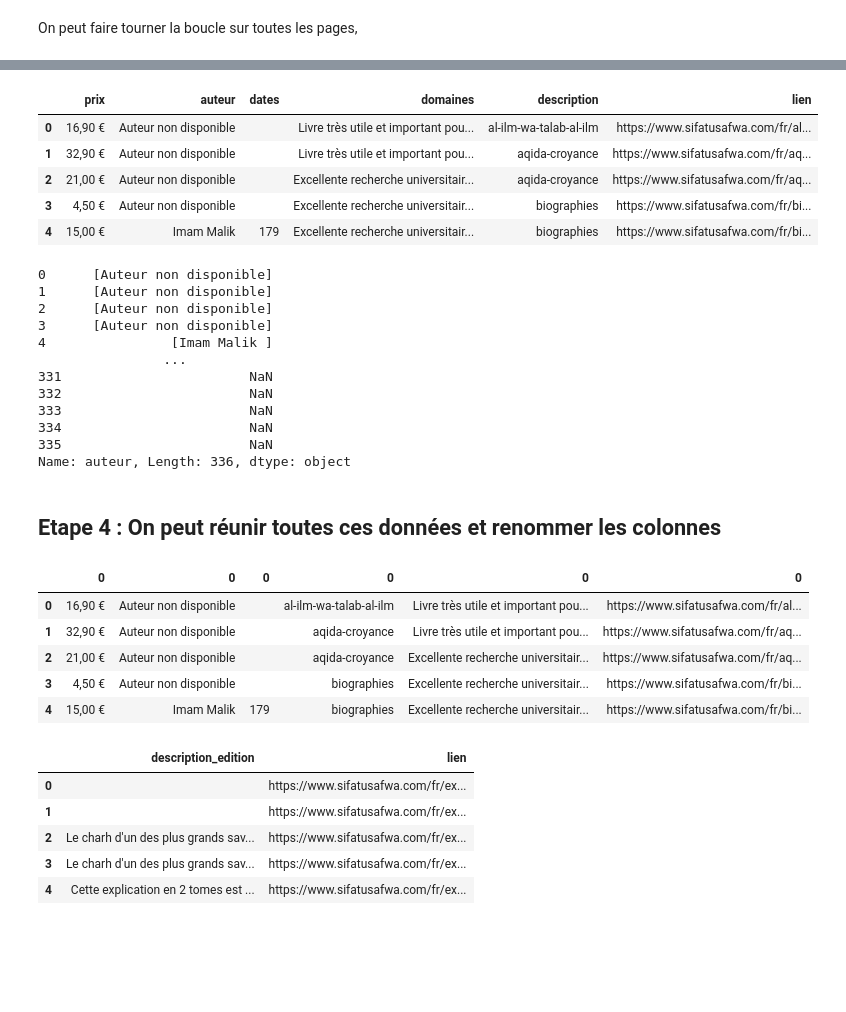
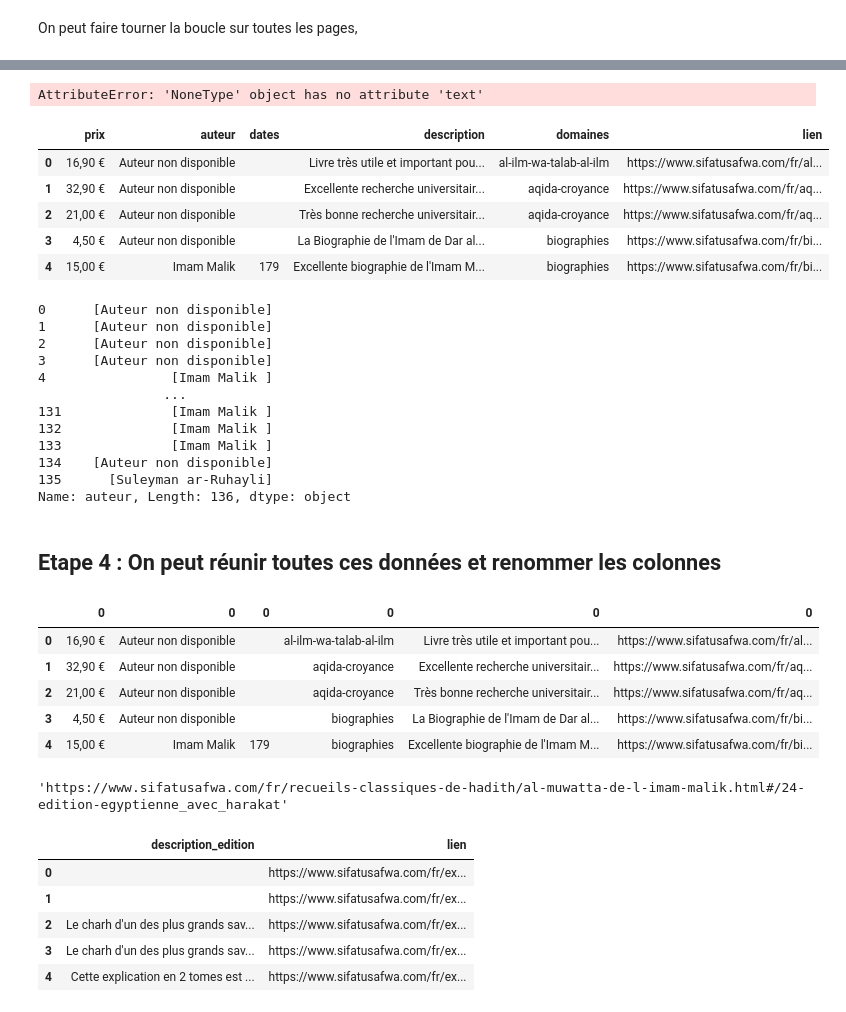
Before and after one commit to eliascopyright/site_analysis, a Jupyter notebook: notebooks/fiqhmaliki-extract-2.ipynb, the cells around one changed output, grey strips where cells are left out. Drawn from its saved outputs; the diff is of its cells as text; code cells hidden in the pictures; blank space fills up the shorter version.

```diff
--- a/notebooks/fiqhmaliki-extract-2.ipynb
+++ b/notebooks/fiqhmaliki-extract-2.ipynb
@@ -263,10 +263,11 @@ dfs = []
 descriptions = []
 descriptions_edition = []
 i = 0
-for url in urls:
+from tqdm import tqdm
+for url in tqdm(urls):
     i = i+1
-    if i%10 == 0:
-        print('url numero', i, '/', len(urls), (i/len(urls))*100, "%")
+    #if i%10 == 0:
+    #    print('url numero', i, '/', len(urls), (i/len(urls))*100, "%")
     r = requests.get(url)
     soup = BeautifulSoup(r.content, 'html.parser')
     s = soup.find('section', id ='main')
@@ -281,10 +282,11 @@ for url in urls:
         while s_description[char] != "":
             description = description + s_description[char] + '\n'
             char = char + 1
-            descriptions.append(description)
+        descriptions.append(description)
     except AttributeError as e:
-        print('erreur url', url, e)#ces liens ne renvoient plus vers des livres, pas important
-
+        print('erreur url', url, e)#ces liens ne renvoient plus vers des livres, pas important MAIS LES
+        #DESCRIPTIONS SONT REMPLIES ET IL FAUT PREVOIR QQCH POUR PAS QU'IL y ait de decalage
+        descriptions.append('Non disponible')
 
     #description d'édition: table avec juste ce qu'il faut car plusieurs editions pas toujours disponible, on fera une jointure sur le site si
     # besoin. On met donc le site dans le tableau.
@@ -311,19 +300,28 @@ url numero 130 / 136 95.58823529411765 %
+# %%
+url = "https://www.sifatusafwa.com/fr/fiqh-maliki/َqa-idah-fi-tafdil-madhhab-imam-ahl-al-madina-ibn-taymiyya.html#/143-edition-syrienne_qualité_saoudienne"
+r = requests.get(url)
+soup = BeautifulSoup(r.content, 'html.parser')
+s = soup.find('section', id ='main')
+s_description = s.find(class_ = 'product-information')
+s_description = s_description.text.split('\n')
+# %% [output]
+AttributeError: 'NoneType' object has no attribute 'text'
 # %%
 M_supplement = pd.concat((pd.DataFrame(prices),\
             pd.DataFrame(auteurs),\
             pd.DataFrame(dates),\
             pd.DataFrame(descriptions),\
                 pd.DataFrame(domaines),\
             pd.DataFrame(urls)), axis = 1)
-M_supplement.columns = ['prix', 'auteur', 'dates','domaines', 'description', 'lien']
+M_supplement.columns = ['prix', 'auteur', 'dates','description', 'domaines', 'lien']
 M_supplement.head()
 # %% [output]
-|  | prix | auteur | dates | domaines | description | lien |
+|  | prix | auteur | dates | description | domaines | lien |
 | 0 | 16,90 € | Auteur non disponible |  | Livre très utile et important pou... | al-ilm-wa-talab-al-ilm | https://www.sifatusafwa.com/fr/al... |
-| 1 | 32,90 € | Auteur non disponible |  | Livre très utile et important pou... | aqida-croyance | https://www.sifatusafwa.com/fr/aq... |
-| 2 | 21,00 € | Auteur non disponible |  | Excellente recherche universitair... | aqida-croyance | https://www.sifatusafwa.com/fr/aq... |
-| 3 | 4,50 € | Auteur non disponible |  | Excellente recherche universitair... | biographies | https://www.sifatusafwa.com/fr/bi... |
-| 4 | 15,00 € | Imam Malik | 179 | Excellente recherche universitair... | biographies | https://www.sifatusafwa.com/fr/bi... |
+| 1 | 32,90 € | Auteur non disponible |  | Excellente recherche universitair... | aqida-croyance | https://www.sifatusafwa.com/fr/aq... |
+| 2 | 21,00 € | Auteur non disponible |  | Très bonne recherche universitair... | aqida-croyance | https://www.sifatusafwa.com/fr/aq... |
+| 3 | 4,50 € | Auteur non disponible |  | La Biographie de l'Imam de Dar al... | biographies | https://www.sifatusafwa.com/fr/bi... |
+| 4 | 15,00 € | Imam Malik | 179 | Excellente biographie de l'Imam M... | biographies | https://www.sifatusafwa.com/fr/bi... |
 # %%
 M_supplement['auteur'].str.split('(')
 # %% [output]
@@ -333,12 +331,12 @@ M_supplement['auteur'].str.split('(')
 3      [Auteur non disponible]
 4                [Imam Malik ]
                 ...
-331                        NaN
-332                        NaN
-333                        NaN
-334                        NaN
-335                        NaN
-Name: auteur, Length: 336, dtype: object
+131              [Imam Malik ]
+132              [Imam Malik ]
+133              [Imam Malik ]
+134    [Auteur non disponible]
+135      [Suleyman ar-Ruhayli]
+Name: auteur, Length: 136, dtype: object
 # %% [markdown]
 ## Etape 4 : On peut réunir toutes ces données et renommer les colonnes
 # %%
@@ -352,10 +350,14 @@ M_supplement.head()
 # %% [output]
 |  | 0 | 0 | 0 | 0 | 0 | 0 |
 | 0 | 16,90 € | Auteur non disponible |  | al-ilm-wa-talab-al-ilm | Livre très utile et important pou... | https://www.sifatusafwa.com/fr/al... |
-| 1 | 32,90 € | Auteur non disponible |  | aqida-croyance | Livre très utile et important pou... | https://www.sifatusafwa.com/fr/aq... |
-| 2 | 21,00 € | Auteur non disponible |  | aqida-croyance | Excellente recherche universitair... | https://www.sifatusafwa.com/fr/aq... |
-| 3 | 4,50 € | Auteur non disponible |  | biographies | Excellente recherche universitair... | https://www.sifatusafwa.com/fr/bi... |
-| 4 | 15,00 € | Imam Malik | 179 | biographies | Excellente recherche universitair... | https://www.sifatusafwa.com/fr/bi... |
+| 1 | 32,90 € | Auteur non disponible |  | aqida-croyance | Excellente recherche universitair... | https://www.sifatusafwa.com/fr/aq... |
+| 2 | 21,00 € | Auteur non disponible |  | aqida-croyance | Très bonne recherche universitair... | https://www.sifatusafwa.com/fr/aq... |
+| 3 | 4,50 € | Auteur non disponible |  | biographies | La Biographie de l'Imam de Dar al... | https://www.sifatusafwa.com/fr/bi... |
+| 4 | 15,00 € | Imam Malik | 179 | biographies | Excellente biographie de l'Imam M... | https://www.sifatusafwa.com/fr/bi... |
+# %%
+M_supplement.loc[133]['lien']
+# %% [output]
+'https://www.sifatusafwa.com/fr/recueils-classiques-de-hadith/al-muwatta-de-l-imam-malik.html#/24-edition-egyptienne_avec_harakat'
 # %%
 #Renommer les colonnes:
 M_supplement.columns = ['prix', 'auteur', 'dates', 'domaines', 'description', 'lien']
```
Also changed, not shown: parts of 2 cells of this notebook, 11 other files.
